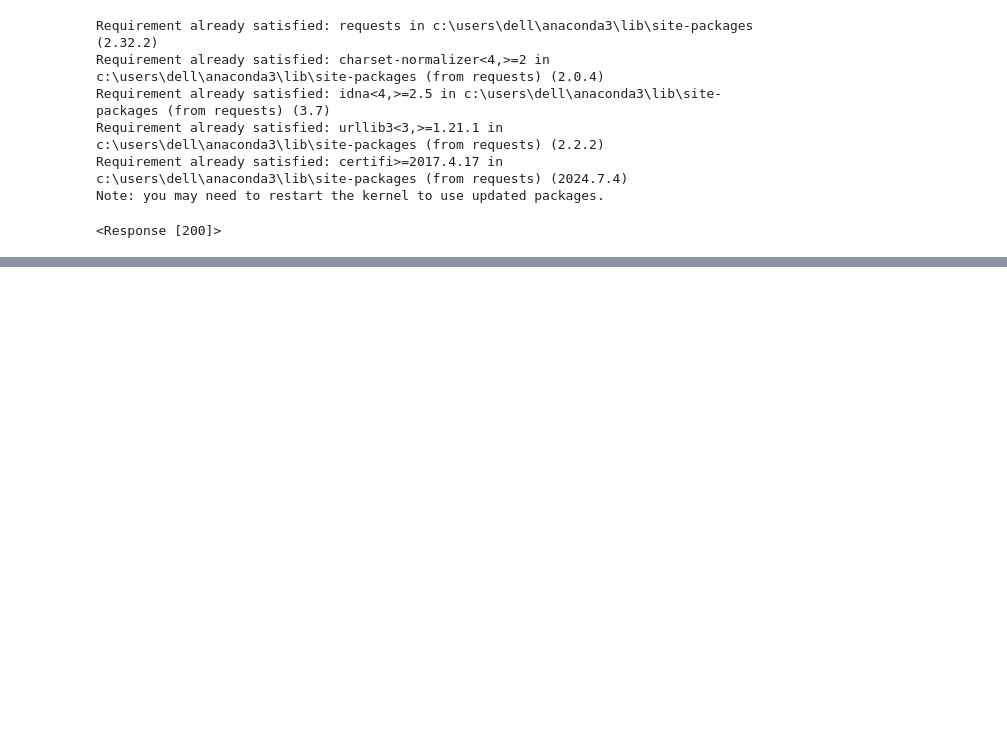
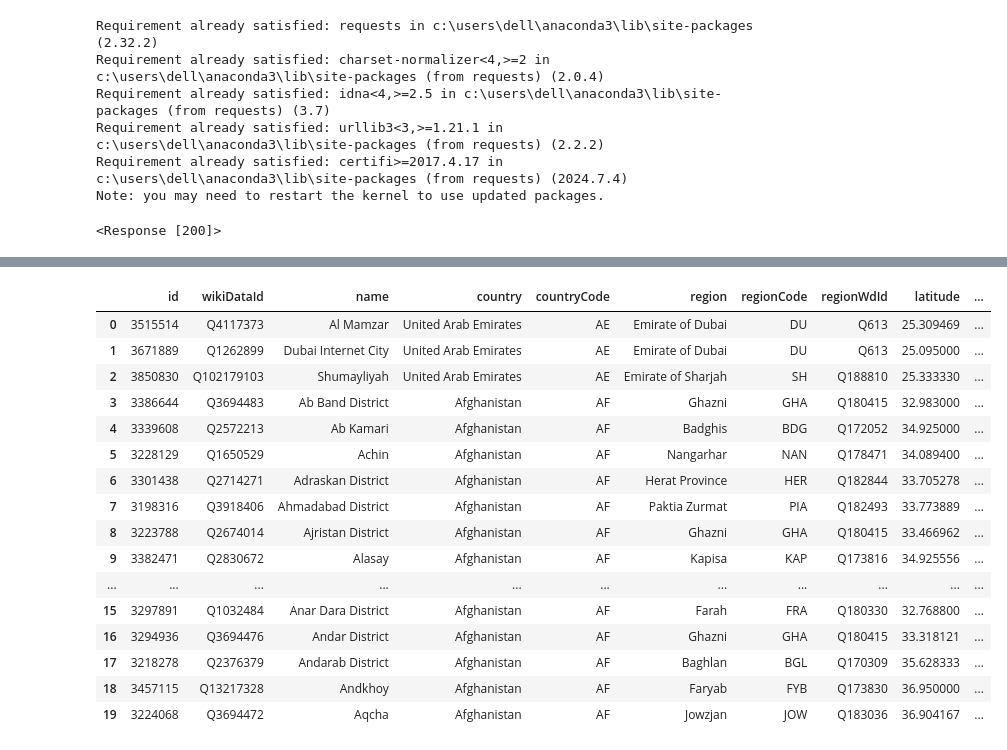
Before and after one commit to soni-vaishnavi/My_Daily_Work, a Jupyter notebook: api.ipynb, the cells around one changed output, grey strips where cells are left out. Saved outputs shown, nothing was run; the diff lists cells and outputs as text; code cells hidden in the pictures; blank space fills up the shorter version.

```diff
--- a/api.ipynb
+++ b/api.ipynb
@@ -40,0 +92,2 @@ api
+# %%
+data = response.json()
@@ -40,0 +178,22 @@ api
+# %%
+big_data = data['data']
+# %%
+url = "https://wft-geo-db.p.rapidapi.com/"
+import time
+headers = {
+	"x-rapidapi-key": "a31043f0a5mshf0a6c0cf5bd0bd3p18bc50jsna0b9fb5a6ca1",
+	"x-rapidapi-host": "wft-geo-db.p.rapidapi.com"
+}
+
+for i in range(5,20,5):
+    end = f"v1/geo/adminDivisions?offset={i}&limit=5"
+    comp_url = url+ end
+
+    print(comp_url)
+    response1 = requests.get(comp_url, headers = headers)
+    response1 = response1.json()
+    print(response1['links'])
+    data1 = response1['data']
+
+    big_data.extend(data1)
+    time.sleep(2)
@@ -40,0 +207,22 @@ api
+# %%
+df2 = pd.DataFrame(big_data)
+# %%
+df2
+# %% [output]
+|  | id | wikiDataId | name | country | countryCode | region | regionCode | regionWdId | latitude | ... |
+| 0 | 3515514 | Q4117373 | Al Mamzar | United Arab Emirates | AE | Emirate of Dubai | DU | Q613 | 25.309469 | ... |
+| 1 | 3671889 | Q1262899 | Dubai Internet City | United Arab Emirates | AE | Emirate of Dubai | DU | Q613 | 25.095000 | ... |
+| 2 | 3850830 | Q102179103 | Shumayliyah | United Arab Emirates | AE | Emirate of Sharjah | SH | Q188810 | 25.333330 | ... |
+| 3 | 3386644 | Q3694483 | Ab Band District | Afghanistan | AF | Ghazni | GHA | Q180415 | 32.983000 | ... |
+| 4 | 3339608 | Q2572213 | Ab Kamari | Afghanistan | AF | Badghis | BDG | Q172052 | 34.925000 | ... |
+| 5 | 3228129 | Q1650529 | Achin | Afghanistan | AF | Nangarhar | NAN | Q178471 | 34.089400 | ... |
+| 6 | 3301438 | Q2714271 | Adraskan District | Afghanistan | AF | Herat Province | HER | Q182844 | 33.705278 | ... |
+| 7 | 3198316 | Q3918406 | Ahmadabad District | Afghanistan | AF | Paktia Zurmat | PIA | Q182493 | 33.773889 | ... |
+| 8 | 3223788 | Q2674014 | Ajristan District | Afghanistan | AF | Ghazni | GHA | Q180415 | 33.466962 | ... |
+| 9 | 3382471 | Q2830672 | Alasay | Afghanistan | AF | Kapisa | KAP | Q173816 | 34.925556 | ... |
+| ... | ... | ... | ... | ... | ... | ... | ... | ... | ... | ... |
+| 15 | 3297891 | Q1032484 | Anar Dara District | Afghanistan | AF | Farah | FRA | Q180330 | 32.768800 | ... |
+| 16 | 3294936 | Q3694476 | Andar District | Afghanistan | AF | Ghazni | GHA | Q180415 | 33.318121 | ... |
+| 17 | 3218278 | Q2376379 | Andarab District | Afghanistan | AF | Baghlan | BGL | Q170309 | 35.628333 | ... |
+| 18 | 3457115 | Q13217328 | Andkhoy | Afghanistan | AF | Faryab | FYB | Q173830 | 36.950000 | ... |
+| 19 | 3224068 | Q3694472 | Aqcha | Afghanistan | AF | Jowzjan | JOW | Q183036 | 36.904167 | ... |
```
Also changed, not shown: parts of 26 cells of this notebook.
